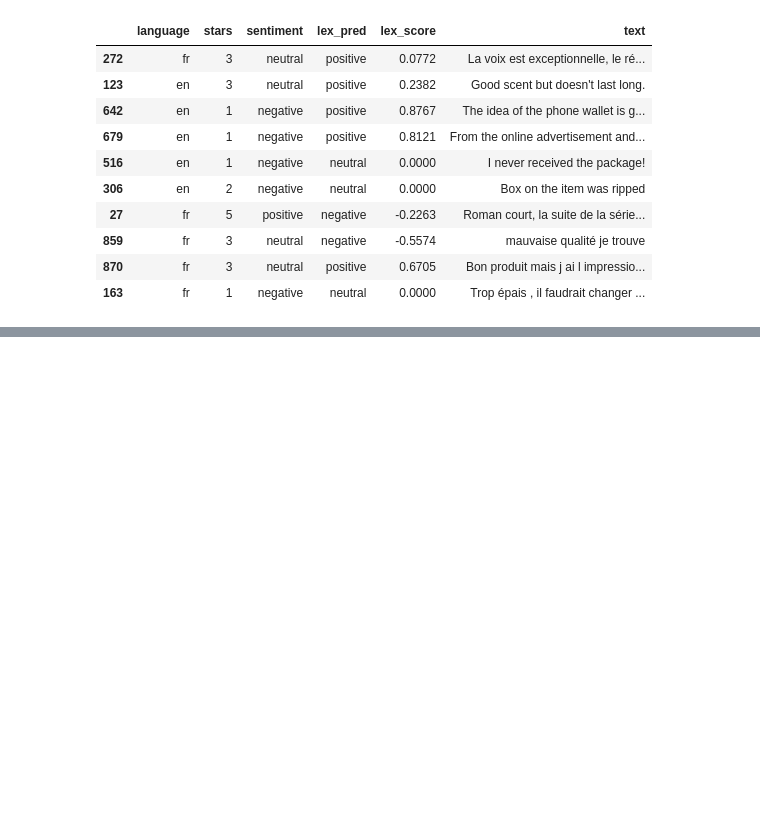
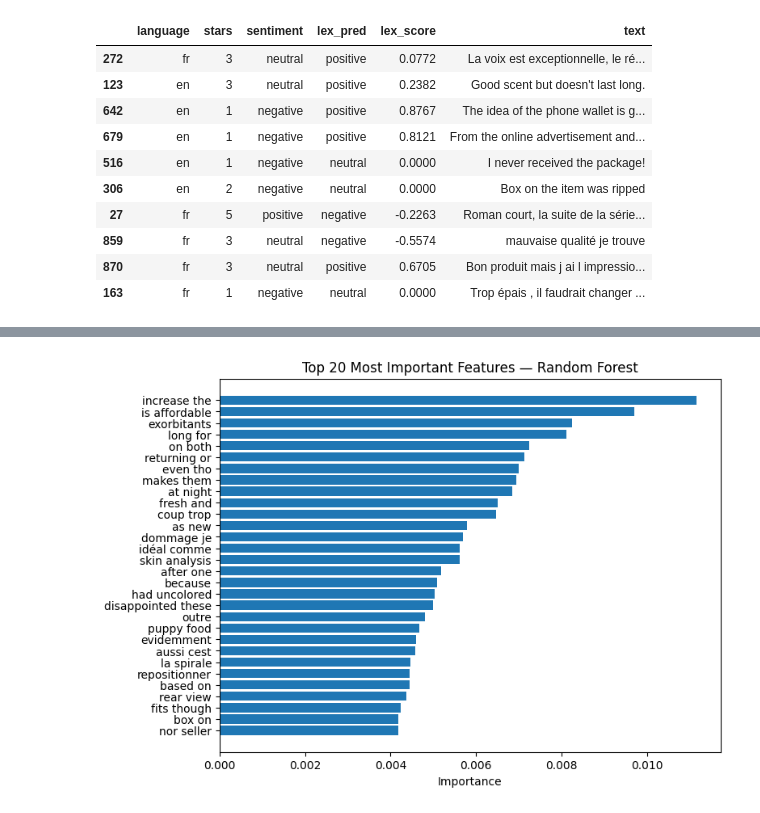
Before and after one commit to fomen2001/projet-analyse-des-sentiments, a Jupyter notebook: Correction TP1_suite_TF_TF-IDF_RF.ipynb, the cells around one changed output, grey strips where cells are left out. Cells and saved outputs as stored; diff of their text form; code cells hidden in the pictures; blank space fills up the shorter version.

```diff
--- a/Correction TP1.ipynb
+++ b/Correction TP1_suite_TF_TF-IDF_RF.ipynb
@@ -589,0 +695,24 @@ pd.set_option("display.max_columns", None)    # optionnel
+# %%
+from sklearn.feature_extraction.text import TfidfVectorizer
+
+tfidf = TfidfVectorizer(
+    max_features=30000,
+    ngram_range=(1, 2),
+    stop_words="english"
+)
+
+X_train_tfidf = tfidf.fit_transform(X_train)
+X_test_tfidf = tfidf.transform(X_test)
+# %%
+from sklearn.ensemble import RandomForestClassifier
+
+rf = RandomForestClassifier(
+    n_estimators=200,
+    max_depth=None,
+    min_samples_split=5,
+    min_samples_leaf=2,
+    random_state=42,
+    n_jobs=-1
+)
+# %%
+rf.fit(X_train_tfidf, y_train)
@@ -589,0 +907,11 @@ pd.set_option("display.max_columns", None)    # optionnel
+# %%
+importances = rf.feature_importances_
+
+top_idx = np.argsort(importances)[::-1][:30]
+
+top_rf_features = pd.DataFrame({
+    "Word": feature_names[top_idx],
+    "Importance": importances[top_idx]
+})
+
+top_rf_features
@@ -589,0 +936,11 @@ pd.set_option("display.max_columns", None)    # optionnel
+# %%
+import matplotlib.pyplot as plt
+
+plt.figure(figsize=(8, 6))
+plt.barh(top_rf_features["Word"][::-1],
+         top_rf_features["Importance"][::-1])
+plt.title("Top 20 Most Important Features — Random Forest")
+plt.xlabel("Importance")
+plt.show()
+# %% [output]
+[figure, added]
```
Also changed, not shown: parts of 31 cells of this notebook, 1 other file.
